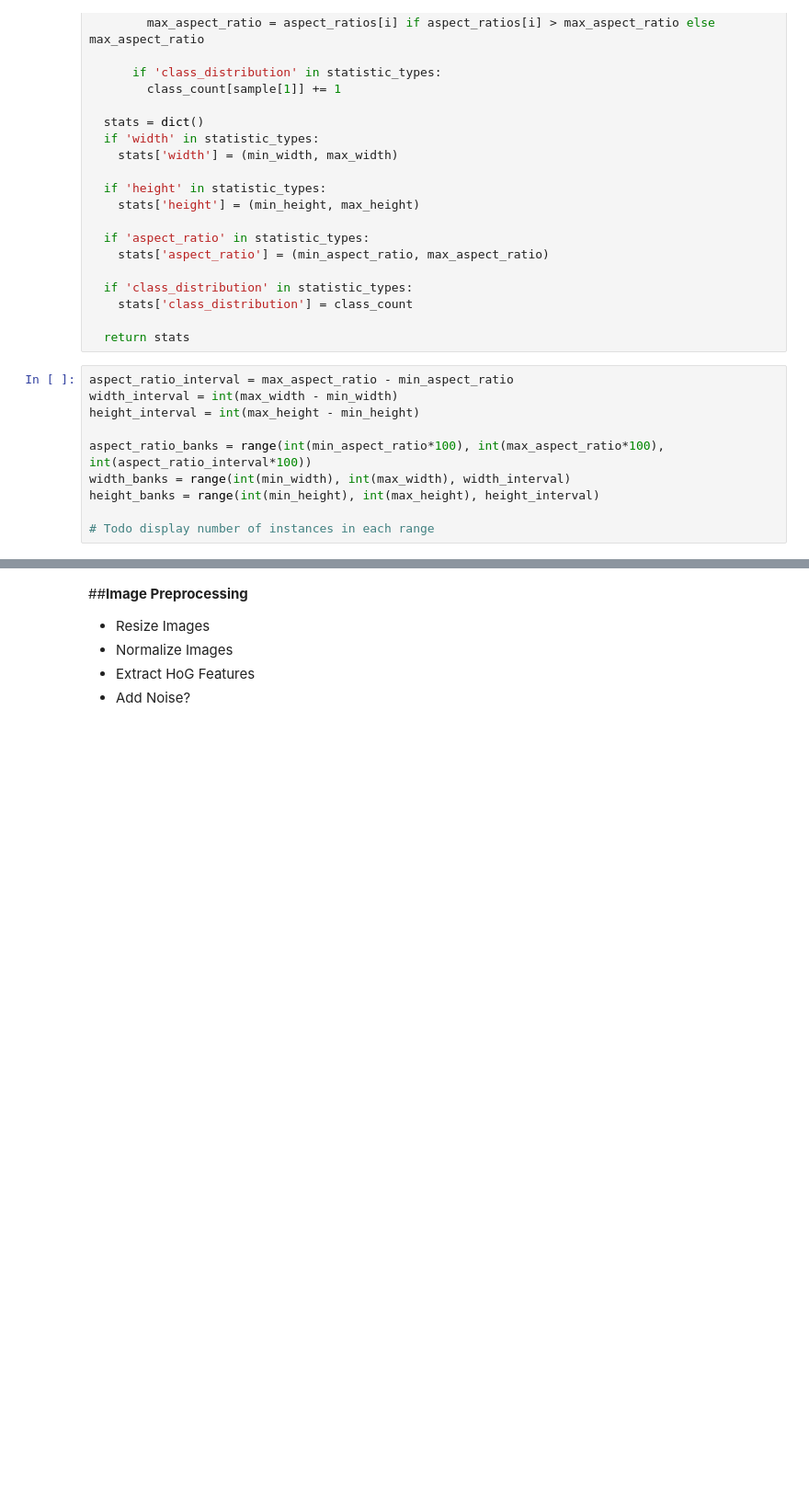
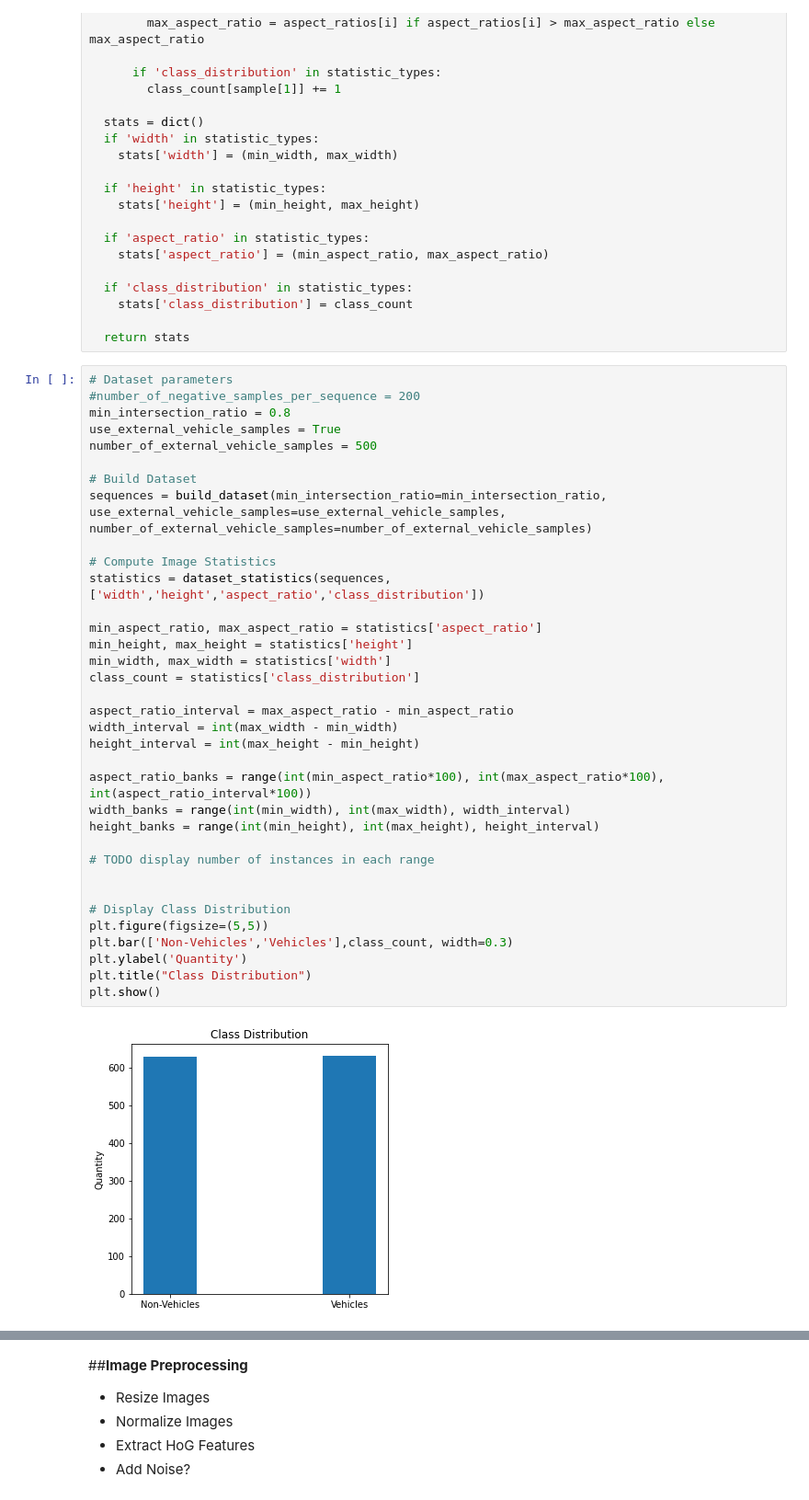
Before and after one commit to chrismartel/ECSE415-Project-G7, a Jupyter notebook: classification/classification.ipynb, the cells around one changed output, grey strips where cells are left out. Shown at 92% size. Drawn from its saved outputs; the diff is of its cells as text; blank space fills up the shorter version.

```diff
--- a/classification/classification.ipynb
+++ b/classification/classification.ipynb
@@ -355,12 +352,39 @@ def dataset_statistics(sequences, statistic_types):
 
   return stats
 # %%
+# Dataset parameters
+#number_of_negative_samples_per_sequence = 200
+min_intersection_ratio = 0.8
+use_external_vehicle_samples = True
+number_of_external_vehicle_samples = 500
+
+# Build Dataset
+sequences = build_dataset(min_intersection_ratio=min_intersection_ratio, use_external_vehicle_samples=use_external_vehicle_samples, number_of_external_vehicle_samples=number_of_external_vehicle_samples)
+
+# Compute Image Statistics
+statistics = dataset_statistics(sequences, ['width','height','aspect_ratio','class_distribution'])
+
+min_aspect_ratio, max_aspect_ratio = statistics['aspect_ratio']
+min_height, max_height = statistics['height']
+min_width, max_width = statistics['width']
+class_count = statistics['class_distribution']
+
 aspect_ratio_interval = max_aspect_ratio - min_aspect_ratio
 width_interval = int(max_width - min_width)
 height_interval = int(max_height - min_height)
 
 aspect_ratio_banks = range(int(min_aspect_ratio*100), int(max_aspect_ratio*100), int(aspect_ratio_interval*100))
 width_banks = range(int(min_width), int(max_width), width_interval)
 height_banks = range(int(min_height), int(max_height), height_interval)
 
-# Todo display number of instances in each range
+# TODO display number of instances in each range
+
+
+# Display Class Distribution
+plt.figure(figsize=(5,5))
+plt.bar(['Non-Vehicles','Vehicles'],class_count, width=0.3)
+plt.ylabel('Quantity')
+plt.title("Class Distribution")
+plt.show()
+# %% [output]
+[figure, added]
```
Also changed, not shown: parts of 16 cells of this notebook.
